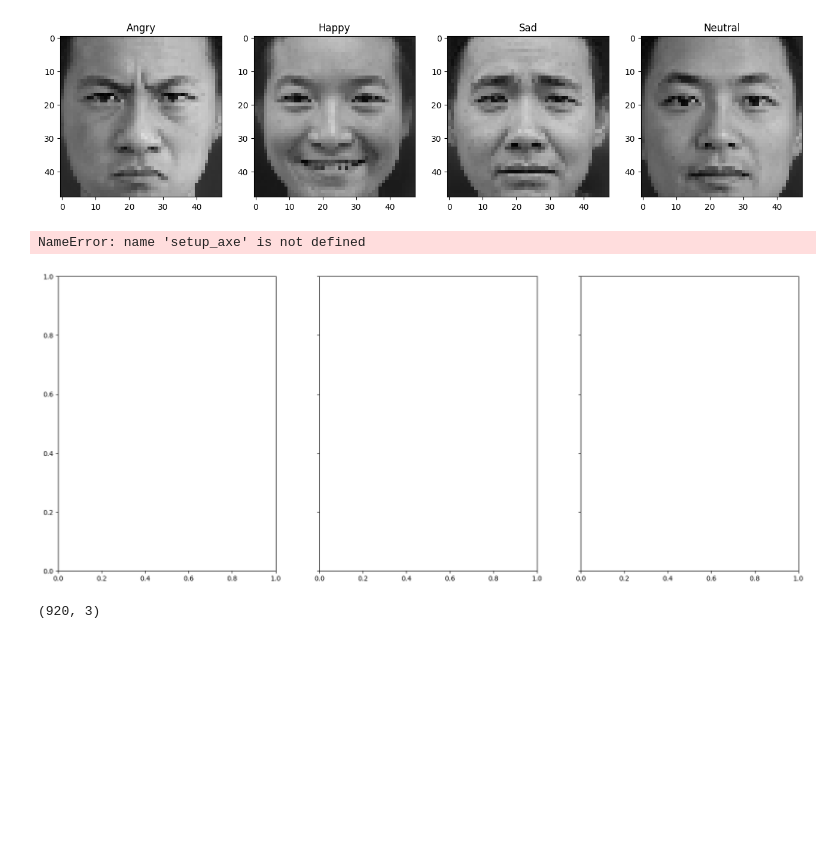
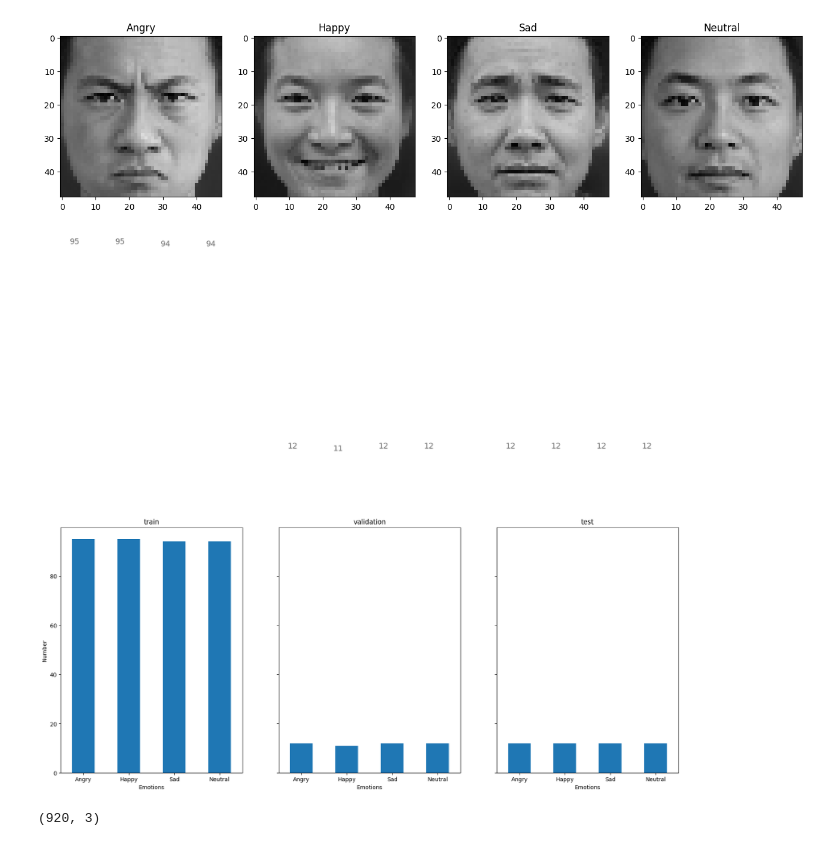
Before and after one commit to zachcyn/sentirhy, a Jupyter notebook: codes/ML/Recognition/Szu_CK+_FERv3.ipynb, the cells around one changed output. Saved outputs shown, nothing was run; the diff lists cells and outputs as text; code cells hidden in the pictures; blank space fills up the shorter version.

```diff
--- a/codes/ML/Recognition/Szu_CK+_FERv3.ipynb
+++ b/codes/ML/Recognition/Szu_CK+_FERv3.ipynb
@@ -276,17 +276,31 @@ for i in range(4):  # Adjust range to match emotion indices
 plt.show()
 # %% [output]
 [figure]
+# %%
+#Axes to compare number of emotions per dataset
+def setup_axe(axe,df,title):
+    df['emotion'].value_counts(sort=False).plot(ax=axe, kind='bar', rot=0)
+    axe.set_xticklabels(emotion_labels)
+    axe.set_xlabel("Emotions")
+    axe.set_ylabel("Number")
+    axe.set_title(title)
+
+    # set individual bar lables using above list
+    for i in axe.patches:
+        # get_x pulls left or right; get_height pushes up or down
+        axe.text(i.get_x()-.05, i.get_height()+120, \
+                str(round((i.get_height()), 2)), fontsize=14, color='dimgrey',
+                    rotation=0)
 # %%
 emotion_labels = ['Angry', 'Happy', 'Sad', 'Neutral']
 
 fig, axes = plt.subplots(1,3, figsize=(20,8), sharey=True)
-setup_axe(axes[0],data_train,'train')
-setup_axe(axes[1],data_val,'validation')
-setup_axe(axes[2],data_test,'test')
+setup_axe(axes[0],szu_train,'train')
+setup_axe(axes[1],szu_val,'validation')
+setup_axe(axes[2],szu_test,'test')
 plt.show()
 # %% [output]
-NameError: name 'setup_axe' is not defined
-[figure, old version]
+[figure, new version]
 # %%
 ck_data = pd.read_csv('../Dataset/Dataset/CK+/ckextended.csv')
 #check data shape
```
Also changed, not shown: parts of 7 cells of this notebook, 36 other files.
